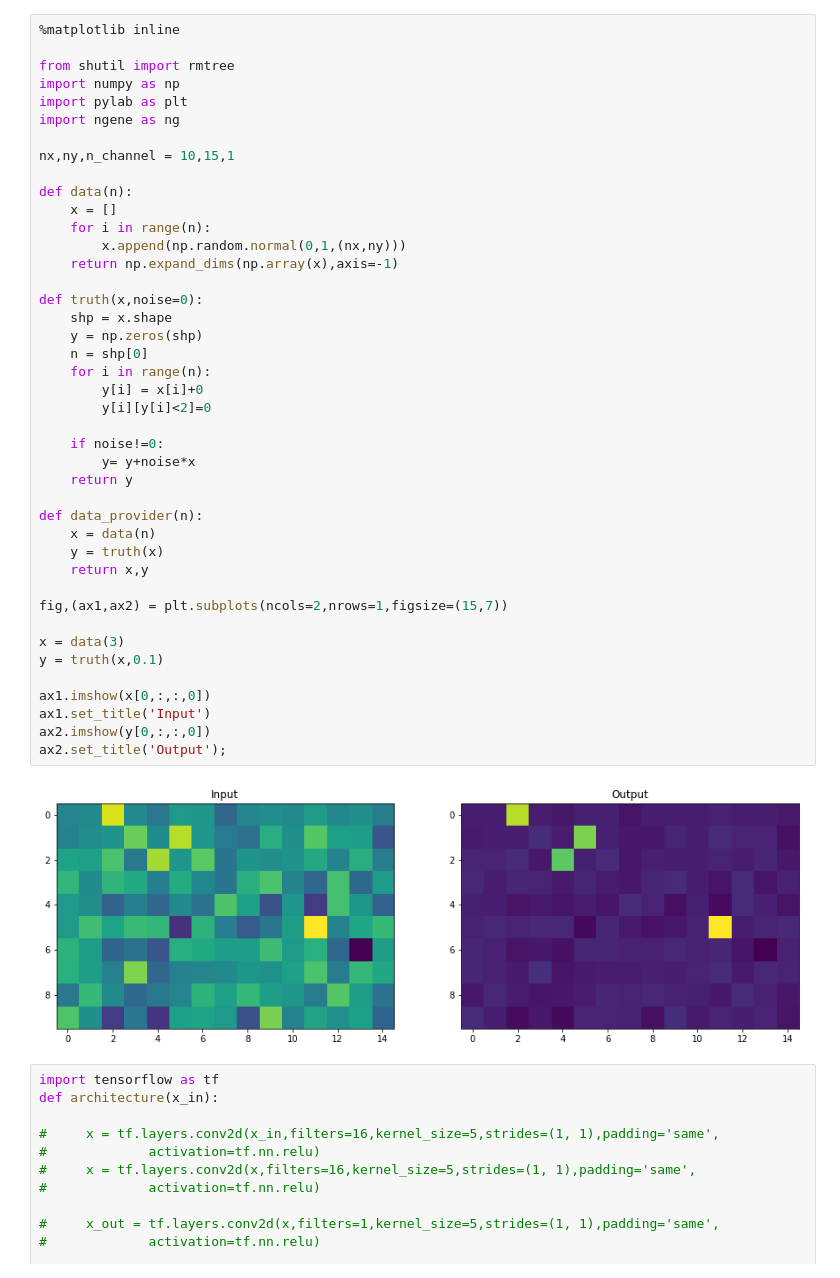
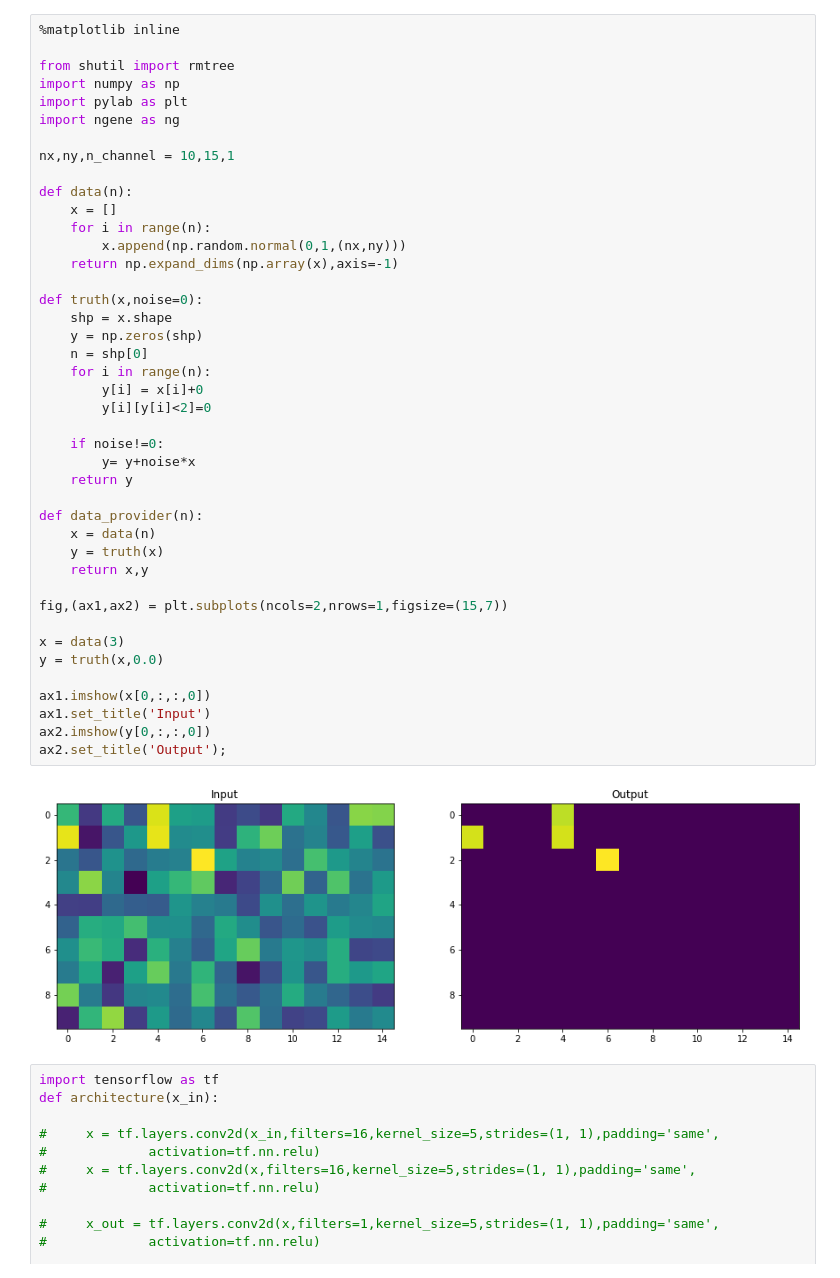
Before and after one commit to vafaei-ar/Ngene, a Jupyter notebook: notebooks/CNN_sample.ipynb, the cells around one changed output. Cells and saved outputs as stored; diff of their text form.

```diff
--- a/notebooks/CNN_sample.ipynb
+++ b/notebooks/CNN_sample.ipynb
@@ -13,35 +13,35 @@ def data(n):
     for i in range(n):
         x.append(np.random.normal(0,1,(nx,ny)))
     return np.expand_dims(np.array(x),axis=-1)
 
 def truth(x,noise=0):
     shp = x.shape
     y = np.zeros(shp)
     n = shp[0]
     for i in range(n):
         y[i] = x[i]+0
         y[i][y[i]<2]=0
 
     if noise!=0:
         y= y+noise*x
     return y
 
 def data_provider(n):
     x = data(n)
     y = truth(x)
     return x,y
 
 fig,(ax1,ax2) = plt.subplots(ncols=2,nrows=1,figsize=(15,7))
 
 x = data(3)
-y = truth(x,0.1)
+y = truth(x,0.0)
 
 ax1.imshow(x[0,:,:,0])
 ax1.set_title('Input')
 ax2.imshow(y[0,:,:,0])
 ax2.set_title('Output');
 # %% [output]
-[figure, old version]
+[figure, new version]
 # %%
 import tensorflow as tf
 def architecture(x_in):
```
Also changed, not shown: parts of 6 cells of this notebook, 10 other files.
